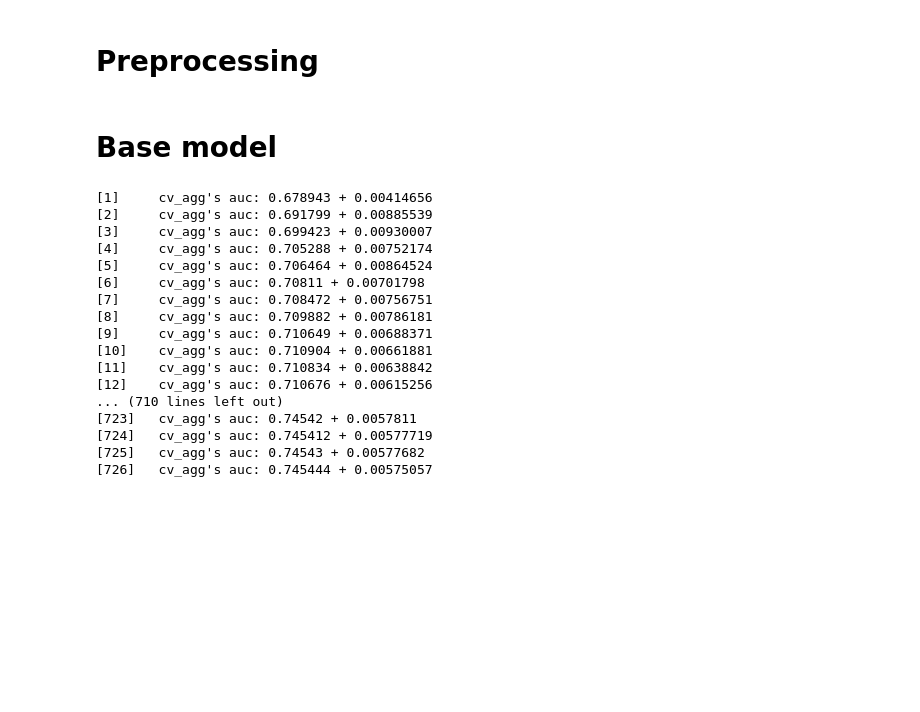
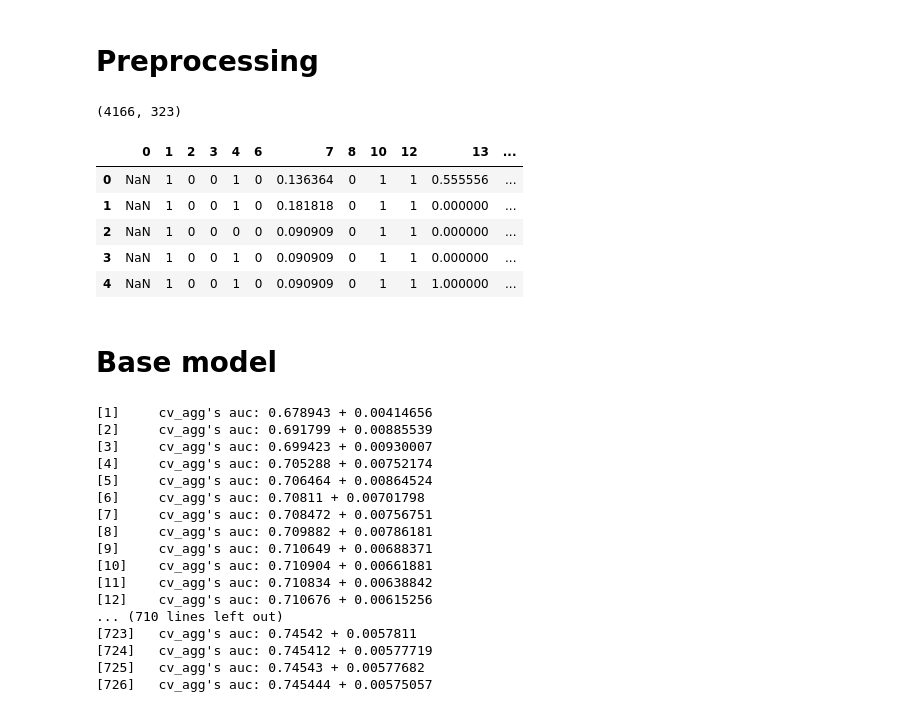
Before and after one commit to lyabakhP/ods_kpi, a Jupyter notebook: HW_7.ipynb, the cells around one changed output. Saved outputs shown, nothing was run; the diff lists cells and outputs as text; code cells hidden in the pictures; blank space fills up the shorter version.

```diff
--- a/HW_7.ipynb
+++ b/HW_7.ipynb
@@ -35,6 +35,19 @@ train_df = train_df.drop(correlated,axis=1)
 train_df = train_df.drop(constant_values,axis=1)
 test_df = test_df.drop(correlated,axis=1)
 test_df = test_df.drop(constant_values,axis=1)
+# %%
+test_df.shape
+# %% [output]
+(4166, 323)
+# %%
+test_df.head()
+# %% [output]
+|  | 0 | 1 | 2 | 3 | 4 | 6 | 7 | 8 | 10 | 12 | 13 | ... |
+| 0 | NaN | 1 | 0 | 0 | 1 | 0 | 0.136364 | 0 | 1 | 1 | 0.555556 | ... |
+| 1 | NaN | 1 | 0 | 0 | 1 | 0 | 0.181818 | 0 | 1 | 1 | 0.000000 | ... |
+| 2 | NaN | 1 | 0 | 0 | 0 | 0 | 0.090909 | 0 | 1 | 1 | 0.000000 | ... |
+| 3 | NaN | 1 | 0 | 0 | 1 | 0 | 0.090909 | 0 | 1 | 1 | 0.000000 | ... |
+| 4 | NaN | 1 | 0 | 0 | 1 | 0 | 0.090909 | 0 | 1 | 1 | 1.000000 | ... |
 # %% [markdown]
 # Base model
 # %%
```
Also changed, not shown: parts of 61 cells of this notebook.
